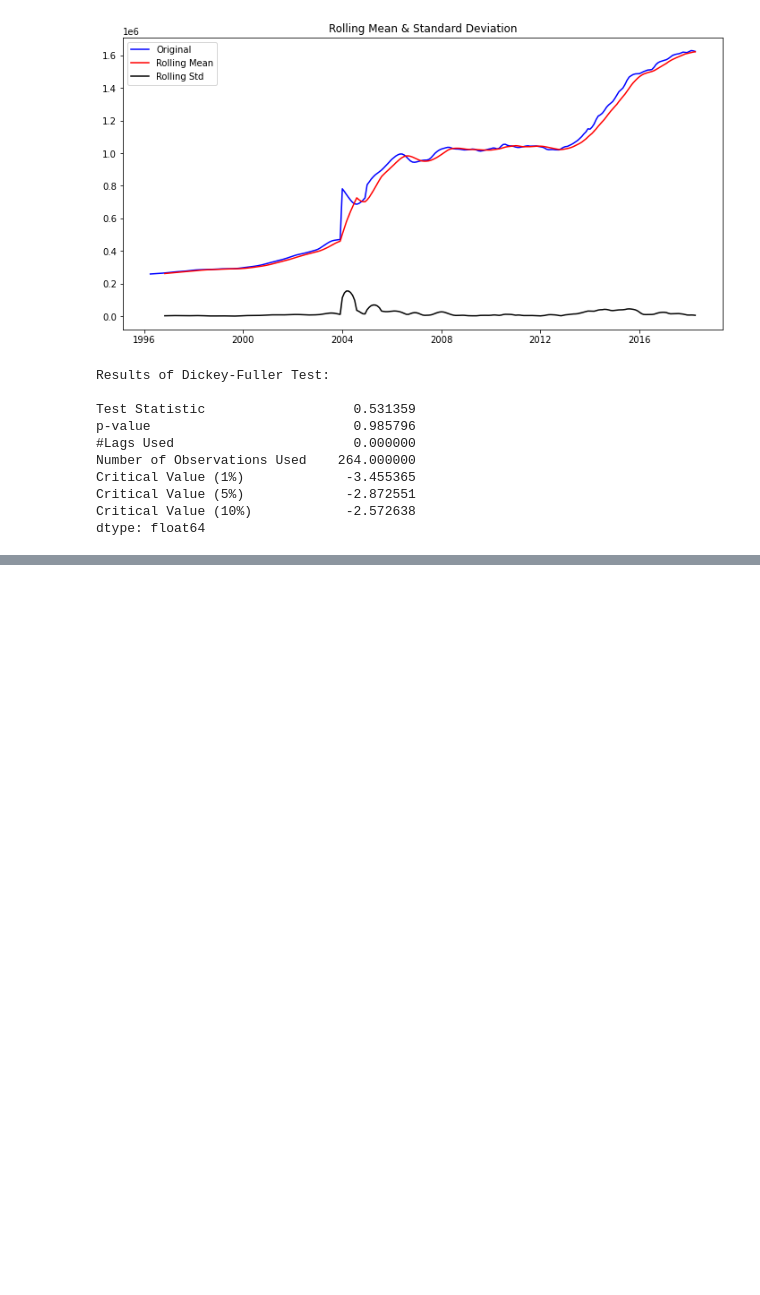
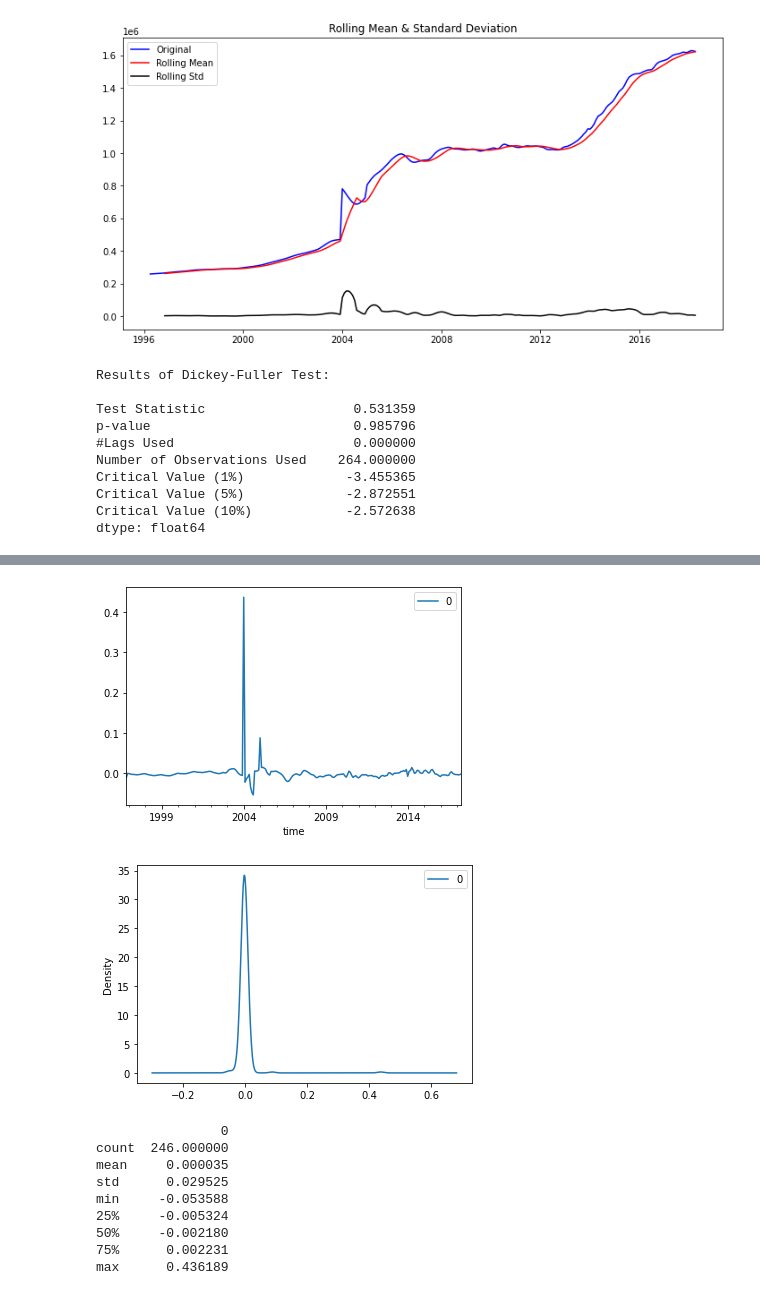
Before and after one commit to sarahadamsjack/time-series, a Jupyter notebook: final.ipynb, the cells around one changed output, grey strips where cells are left out. Saved outputs shown, nothing was run; the diff lists cells and outputs as text; code cells hidden in the pictures; blank space fills up the shorter version.

```diff
--- a/final.ipynb
+++ b/final.ipynb
@@ -233,3 +272,24 @@ dtype: float64
+# %%
+residuals = pd.DataFrame(arima_nyc_model.resid)
+residuals.plot()
+plt.show()
+# density plot of residuals
+residuals.plot(kind='kde')
+plt.show()
+# summary stats of residuals
+print(residuals.describe())
+# %% [output]
+[figure, added]
+[figure, added]
+                0
+count  246.000000
+mean     0.000035
+std      0.029525
+min     -0.053588
+25%     -0.005324
+50%     -0.002180
+75%      0.002231
+max      0.436189
 # %%
 fig, ax = plt.subplots(figsize=(16,3))
 plot_acf(model_nyc, ax=ax, lags=40);
```
Also changed, not shown: parts of 44 cells of this notebook.
